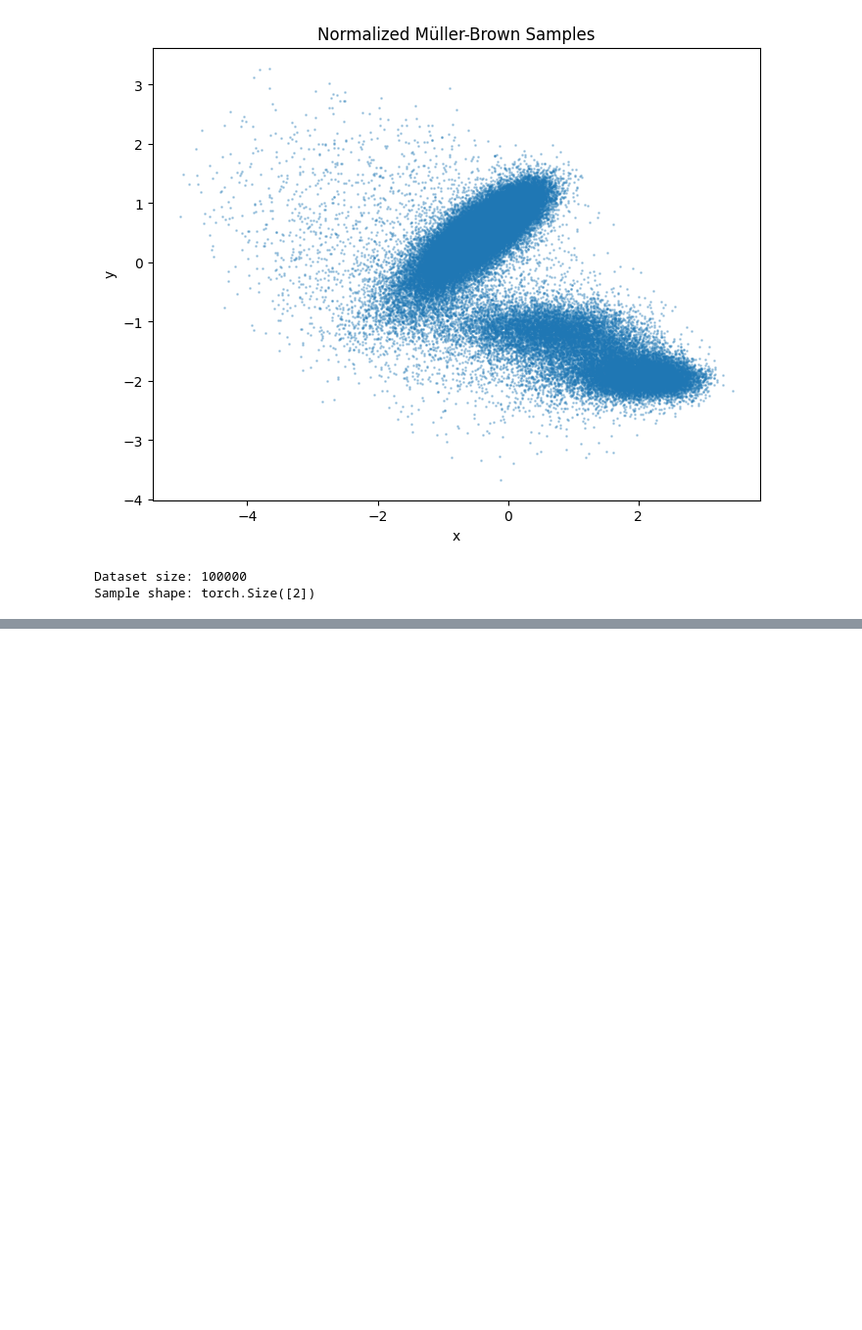
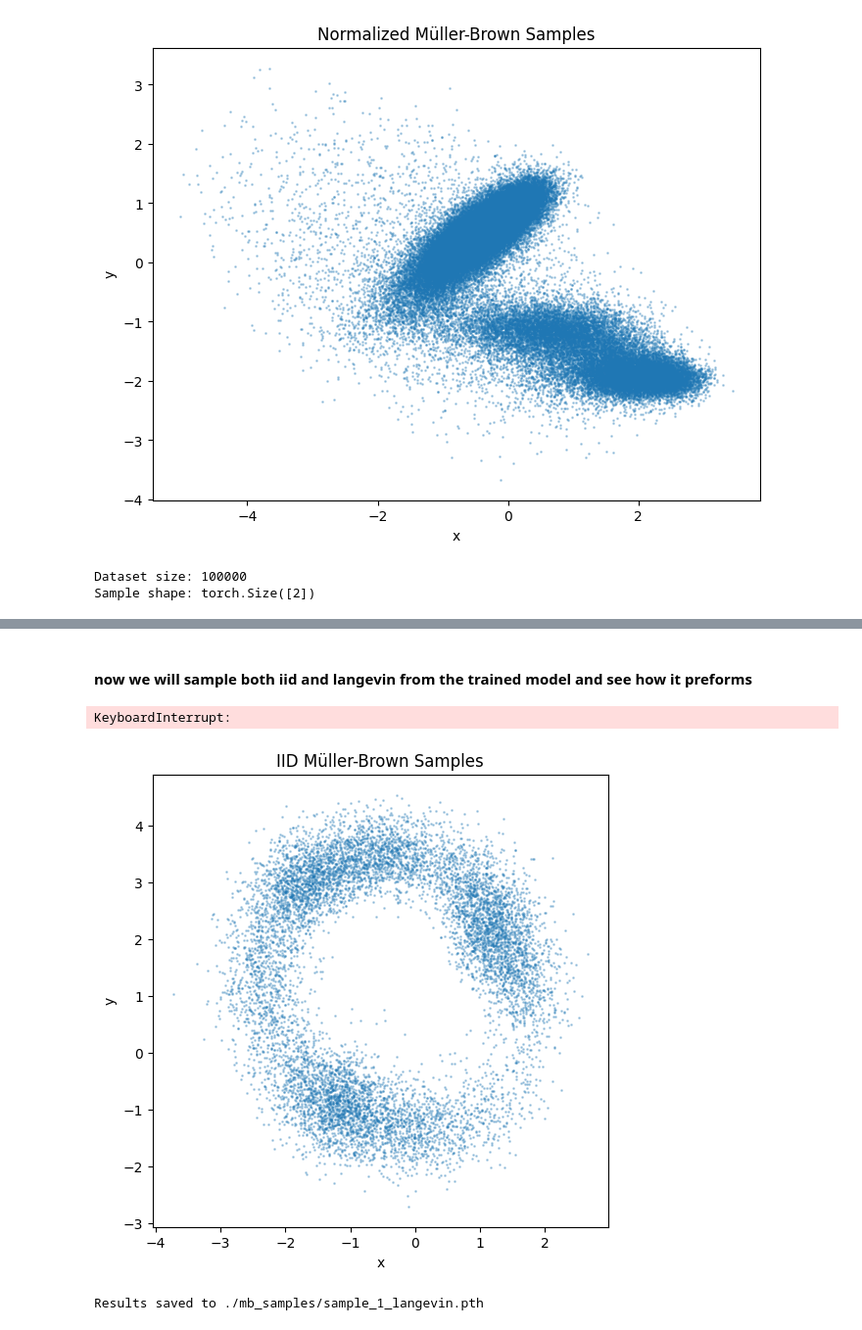
Before and after one commit to LoqmanSamani/physics_aware_diffusion, a Jupyter notebook: Untitled.ipynb, the cells around one changed output, grey strips where cells are left out. Shown at 98% size. Drawn from its saved outputs; the diff is of its cells as text; code cells hidden in the pictures; blank space fills up the shorter version.

Commit message:
working on Mueller-Brown experiment

```diff
--- a/Untitled.ipynb
+++ b/Untitled.ipynb
@@ -92,0 +168,48 @@ Sample shape: torch.Size([2])
+# %% [markdown]
+#### now we will sample both iid and langevin from the trained model and see how it preforms
+# %%
+rev = ReverseVP(vs)
+sampler = MBSampler(
+    model = net,
+    rev = rev,
+    dataset_mean = dataset.mean,
+    dataset_std = dataset.std,
+    eps_time = 1e-5,
+    store_path = "./mb_samples",
+    kbt = 23.0
+)
+# %%
+samps = sampler.iid_sampler(
+    n_samples = 10000,
+    dt = 1e-3,
+    device = 'cuda',
+    store_trajectory = False,
+    return_original_space = True
+)
+# %% [output]
+KeyboardInterrupt:
+# %%
+plt.figure(figsize=(6, 6))
+plt.scatter(samps[:, 0].cpu().numpy(), samps[:, 1].cpu().numpy(), alpha=0.3, s=1)
+plt.xlabel('x')
+plt.ylabel('y')
+plt.title('IID Müller-Brown Samples')
+#plt.savefig('muller_brown_samples.png', dpi=150)
+plt.show()
+plt.close()
+# %% [output]
+[figure, added]
+# %%
+lan_samps = sampler.langevin_simulator(
+    n_parallel = 1,
+    n_steps = 30000,
+    dt = 0.005,
+    mass = 0.5,
+    gamma = 1.0,
+    device ='cpu',
+    save_every = 100,
+    burn_in_ratio = 0.5,
+    return_original_space = True
+)
+# %% [output]
+Results saved to ./mb_samples/sample_1_langevin.pth
```
Also changed, not shown: parts of 10 cells of this notebook, 4 other files.
